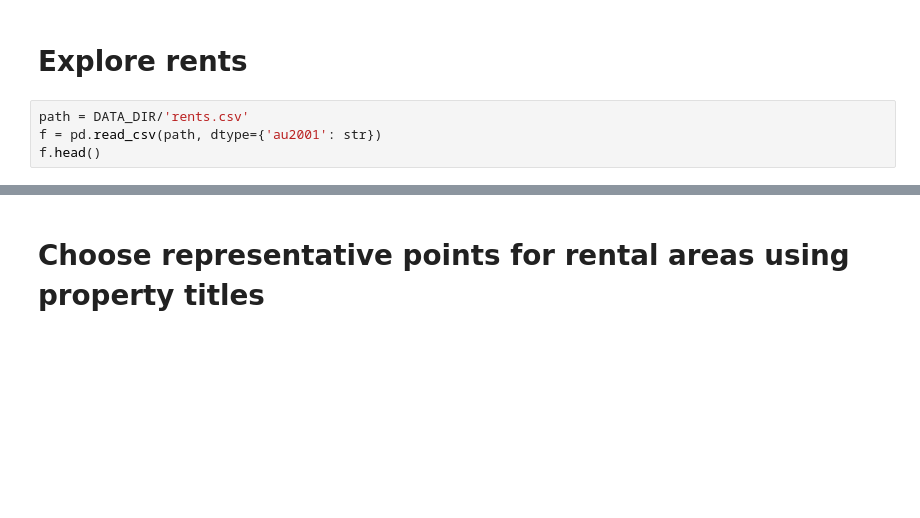
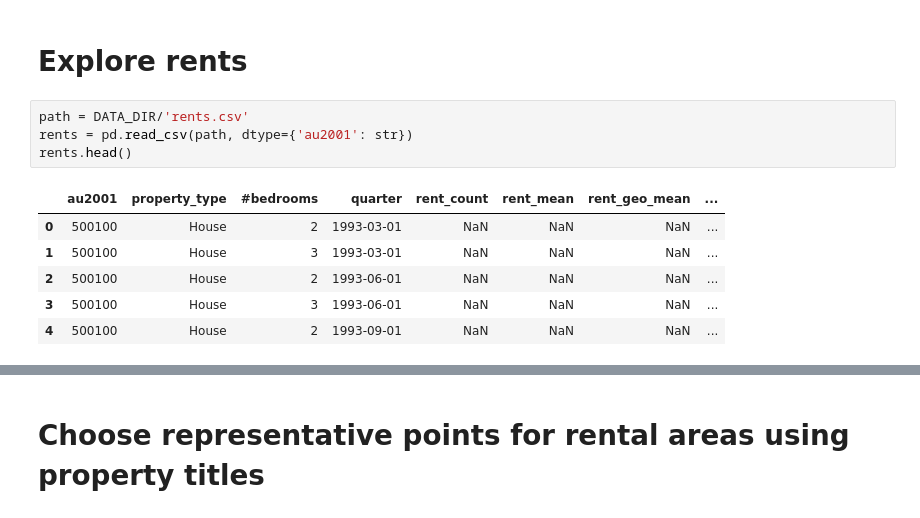
Before and after one commit to araichev/affordability_nz, a Jupyter notebook: ipynb/prototyping.ipynb, the cells around one changed output, grey strips where cells are left out. Saved outputs shown, nothing was run; the diff lists cells and outputs as text; blank space fills up the shorter version.

```diff
--- a/ipynb/prototyping.ipynb
+++ b/ipynb/prototyping.ipynb
@@ -166,7 +166,14 @@ f[f['rent_count'].notnull()].head()
 # Explore rents
 # %%
 path = DATA_DIR/'rents.csv'
-f = pd.read_csv(path, dtype={'au2001': str})
-f.head()
+rents = pd.read_csv(path, dtype={'au2001': str})
+rents.head()
+# %% [output]
+|  | au2001 | property_type | #bedrooms | quarter | rent_count | rent_mean | rent_geo_mean | ... |
+| 0 | 500100 | House | 2 | 1993-03-01 | NaN | NaN | NaN | ... |
+| 1 | 500100 | House | 3 | 1993-03-01 | NaN | NaN | NaN | ... |
+| 2 | 500100 | House | 2 | 1993-06-01 | NaN | NaN | NaN | ... |
+| 3 | 500100 | House | 3 | 1993-06-01 | NaN | NaN | NaN | ... |
+| 4 | 500100 | House | 2 | 1993-09-01 | NaN | NaN | NaN | ... |
 # %%
 # Slice in time and aggregate
```
Also changed, not shown: parts of 12 cells of this notebook, 6 other files.
